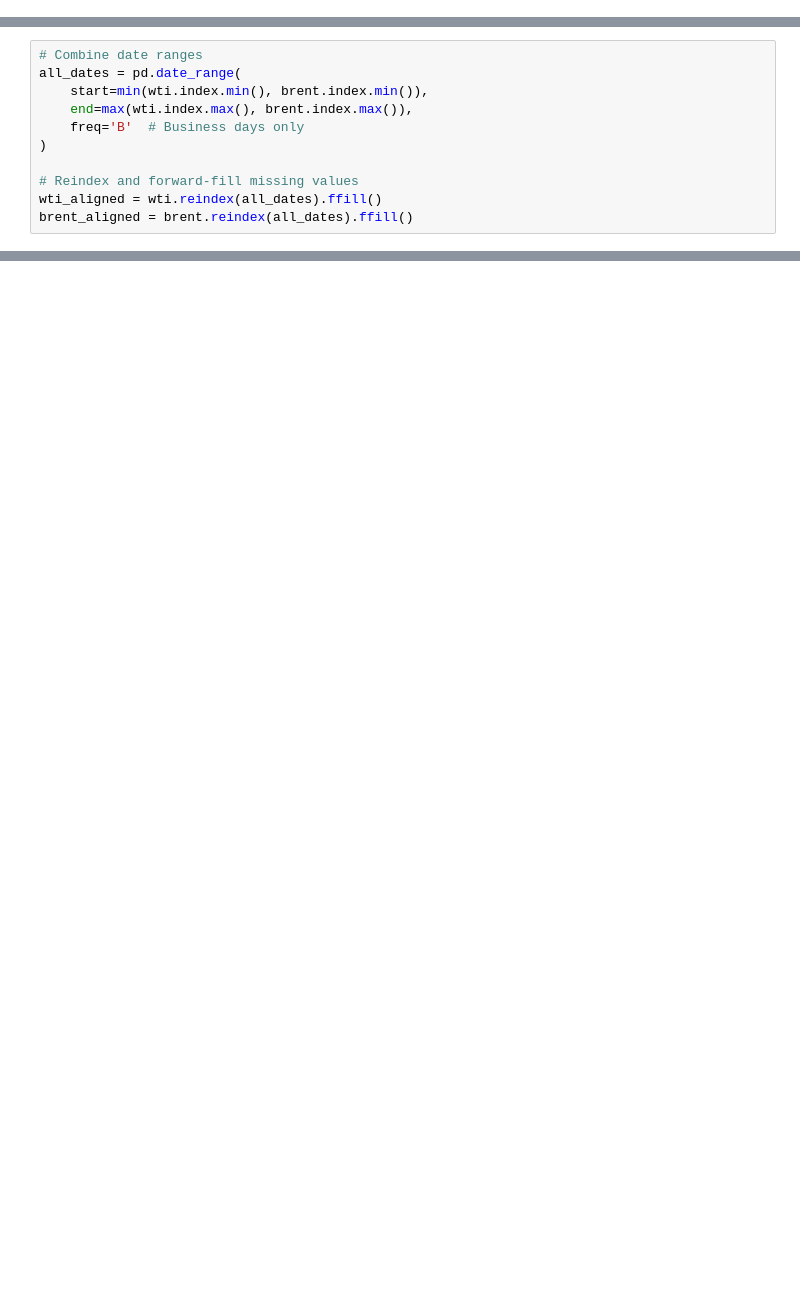
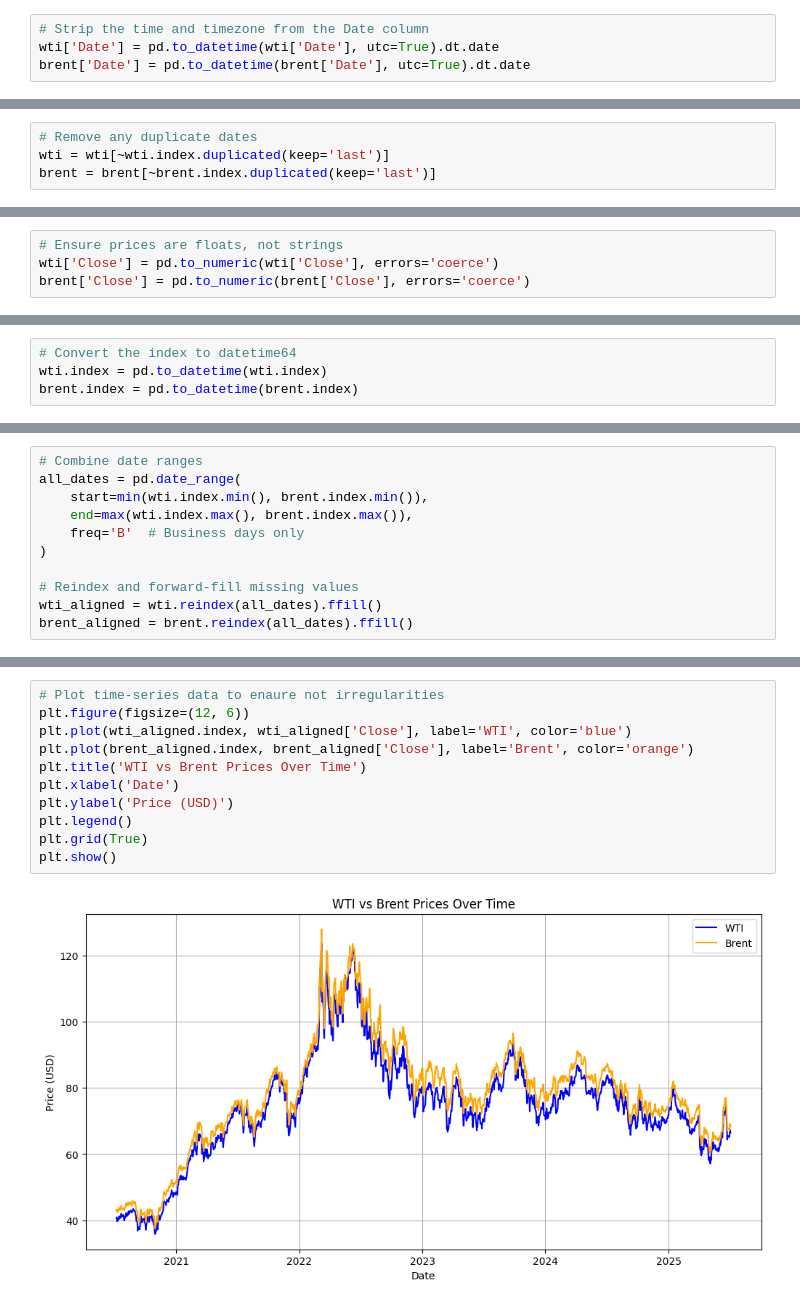
Before and after one commit to philotg/wti-brent-risk-model, a Jupyter notebook: notebooks/data_cleaning.ipynb, the cells around one changed output, grey strips where cells are left out. Saved outputs shown, nothing was run; the diff lists cells and outputs as text; blank space fills up the shorter version.

Commit message:
Finished data cleaning notebook

```diff
--- a/notebooks/data_cleaning.ipynb
+++ b/notebooks/data_cleaning.ipynb
@@ -7,0 +31,4 @@ brent = pd.read_csv('../data/raw/brent/yfinance/_1d_2020-07-07_to_2025-07-07_pri
+# %%
+# Strip the time and timezone from the Date column
+wti['Date'] = pd.to_datetime(wti['Date'], utc=True).dt.date
+brent['Date'] = pd.to_datetime(brent['Date'], utc=True).dt.date
@@ -7,0 +44,4 @@ brent = pd.read_csv('../data/raw/brent/yfinance/_1d_2020-07-07_to_2025-07-07_pri
+# %%
+# Remove any duplicate dates
+wti = wti[~wti.index.duplicated(keep='last')]
+brent = brent[~brent.index.duplicated(keep='last')]
@@ -7,0 +57,4 @@ brent = pd.read_csv('../data/raw/brent/yfinance/_1d_2020-07-07_to_2025-07-07_pri
+# %%
+# Ensure prices are floats, not strings
+wti['Close'] = pd.to_numeric(wti['Close'], errors='coerce')
+brent['Close'] = pd.to_numeric(brent['Close'], errors='coerce')
@@ -13,0 +97,4 @@ brent.sort_index(inplace=True)
+# %%
+# Convert the index to datetime64
+wti.index = pd.to_datetime(wti.index)
+brent.index = pd.to_datetime(brent.index)
@@ -25 +127,14 @@ brent_aligned = brent.reindex(all_dates).ffill()
+# %%
+# Plot time-series data to enaure not irregularities
+plt.figure(figsize=(12, 6))
+plt.plot(wti_aligned.index, wti_aligned['Close'], label='WTI', color='blue')
+plt.plot(brent_aligned.index, brent_aligned['Close'], label='Brent', color='orange')
+plt.title('WTI vs Brent Prices Over Time')
+plt.xlabel('Date')
+plt.ylabel('Price (USD)')
+plt.legend()
+plt.grid(True)
+plt.show()
+# %% [output]
+[figure, added]
 # %%
```
Also changed, not shown: parts of 13 cells of this notebook.
